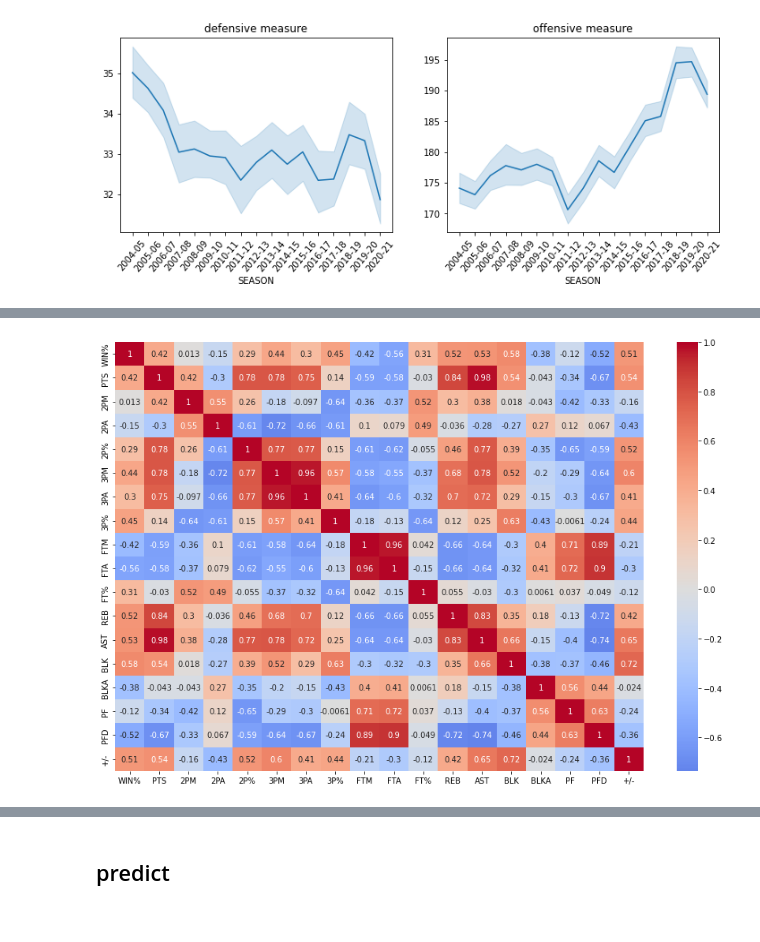
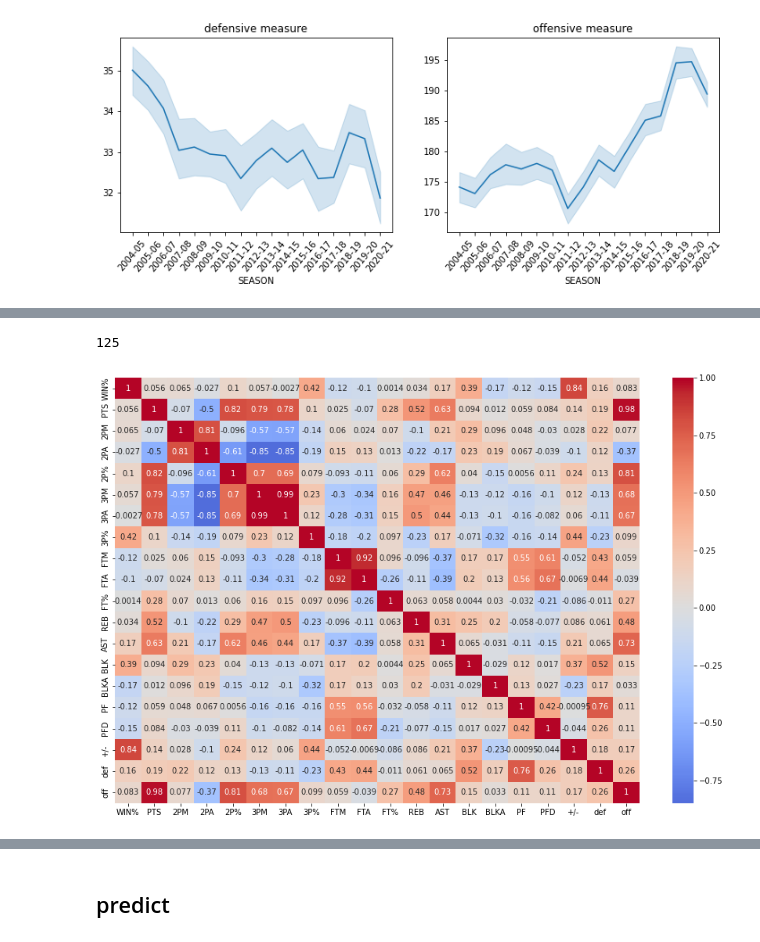
Before and after one commit to eytanmuzafi/data-science, a Jupyter notebook: project.ipynb, the cells around one changed output, grey strips where cells are left out. Drawn from its saved outputs; the diff is of its cells as text; code cells hidden in the pictures.

```diff
--- a/project.ipynb
+++ b/project.ipynb
@@ -121,3 +86,5 @@ nba_stat.rename(index = {"LA Clippers": "Los Angeles Clippers",
                      "Seattle SuperSonics":"Oklahoma City Thunder","New Jersey Nets": "Brooklyn Nets",
                      "Charlotte Bobcats":"Charlotte Hornets","New Orleans Hornets": "New Orleans Pelicans","New Orleans/Oklahoma City Hornets": "New Orleans Pelicans"},
                                  inplace = True)
+# %%
+nba_stat=nba_stat.reset_index()
@@ -129,6 +100,8 @@ nba_stat['FGA']=nba_stat['FGA']-nba_stat['3PA']
 nba_stat = nba_stat.rename(columns={'FGM':'2PM','FGA':'2PA'})
 nba_stat['FG%']=nba_stat['2PM']/nba_stat['2PA']
 nba_stat = nba_stat.rename(columns={'FG%':'2P%'})
+# %%
+nba_stat.drop(labels='teamstatspk',axis=1,inplace=True)
 # %%
 nba_stat.columns
 # %% [output]
@@ -164,0 +140,2 @@ sns.histplot( x = 'MIN', data = nba_stat)
+# %%
+nba_stat.drop(labels=['MIN','GP'],axis=1,inplace=True)
@@ -606,7 +498,15 @@ best_teams
+# %%
+len(nba_stat[nba_stat['WIN%']>0.61])
+# %% [output]
+125
+# %%
+best_teams = nba_stat[nba_stat['WIN%']>=0.61].copy()
+best_teams=best_teams.sort_values('WIN%',ascending=False)
 # %%
 corrs = best_teams[['TEAM', 'WIN%', 'PTS', '2PM',
-       '2PA', '2P%', '3PM', '3PA', '3P%', 'FTM','FTA', 'FT%','REB', 'AST','BLK', 'BLKA', 'PF', 'PFD', '+/-']].corr(method = 'spearman')
+       '2PA', '2P%', '3PM', '3PA', '3P%', 'FTM','FTA', 'FT%','REB', 'AST','BLK', 'BLKA',
+        'PF', 'PFD', '+/-','def','off']].corr(method = 'spearman')
 plt.figure(figsize=(15,10))
 sns.heatmap(corrs, cmap='coolwarm', center=0, annot = True);
 # %% [output]
-[figure, old version]
+[figure, new version]
```
Also changed, not shown: parts of 74 cells of this notebook.
